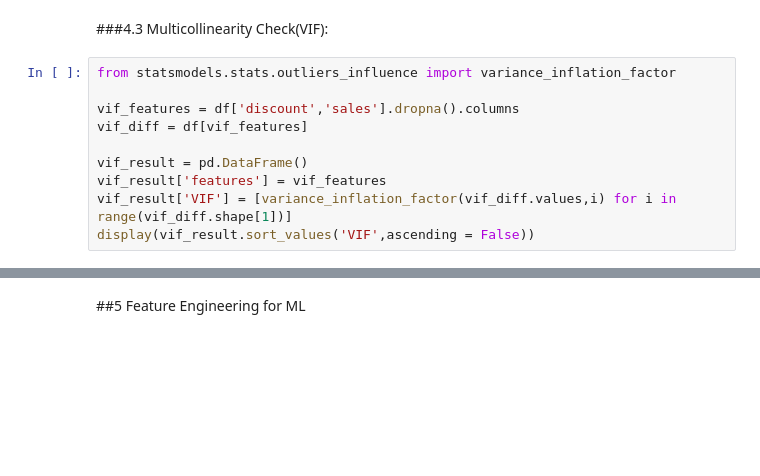
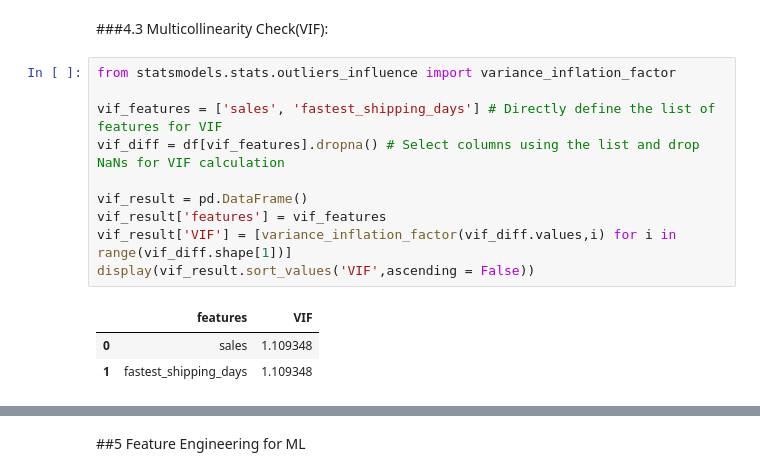
Before and after one commit to SindhaAshish/Super-Store-Sales, a Jupyter notebook: Superstore_Sales_1.ipynb, the cells around one changed output, grey strips where cells are left out. Cells and saved outputs as stored; diff of their text form; blank space fills up the shorter version.

```diff
--- a/Superstore_Sales_1.ipynb
+++ b/Superstore_Sales_1.ipynb
@@ -546,13 +563,17 @@ for col in cat_columns:
 # %%
 from statsmodels.stats.outliers_influence import variance_inflation_factor
 
-vif_features = df['discount','sales'].dropna().columns
-vif_diff = df[vif_features]
+vif_features = ['sales', 'fastest_shipping_days'] # Directly define the list of features for VIF
+vif_diff = df[vif_features].dropna() # Select columns using the list and drop NaNs for VIF calculation
 
 vif_result = pd.DataFrame()
 vif_result['features'] = vif_features
 vif_result['VIF'] = [variance_inflation_factor(vif_diff.values,i) for i in range(vif_diff.shape[1])]
 display(vif_result.sort_values('VIF',ascending = False))
+# %% [output]
+|  | features | VIF |
+| 0 | sales | 1.109348 |
+| 1 | fastest_shipping_days | 1.109348 |
 # %%
 corr_matrix = df[vif_features].corr()
 display(corr_matrix.round(2))
```
Also changed, not shown: parts of 13 cells of this notebook.
